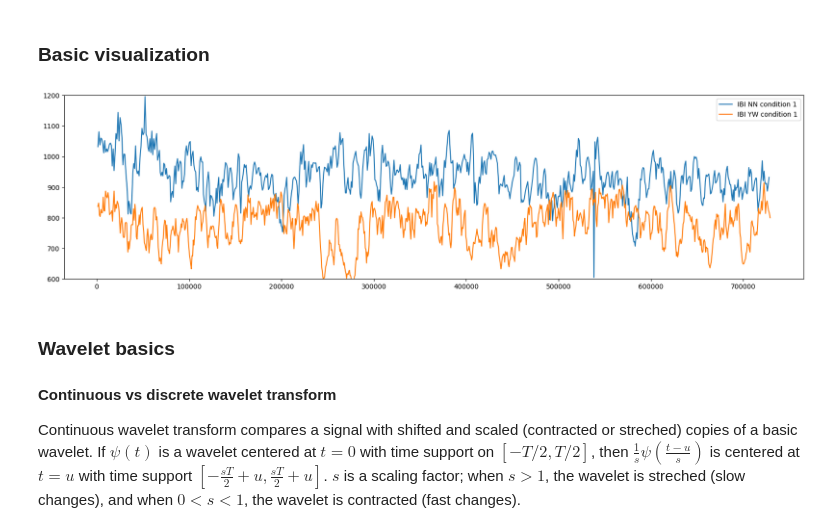
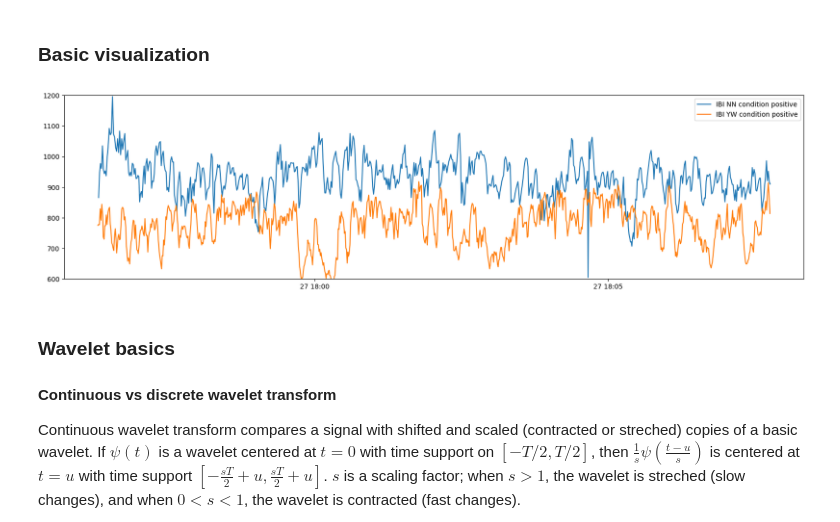
Before and after one commit to ynwtnb/linkage_analysis_pilot, a Jupyter notebook: script/wavelet_analysis.ipynb, the cells around one changed output. Saved outputs shown, nothing was run; the diff lists cells and outputs as text; code cells hidden in the pictures.

```diff
--- a/script/wavelet_analysis.ipynb
+++ b/script/wavelet_analysis.ipynb
@@ -34,15 +80,17 @@ for condition_no in [1, 2, 3]:
 # %% [markdown]
 ### **Basic visualization**
 # %%
-condition_no = 1
+session = 'NN'
+condition = 'positive'
+person_1 = session
 fig, ax = plt.subplots(figsize=(20, 5))
-ax.plot(mw_p1[condition_no]['time'], mw_p1[condition_no]['IBI'], label=f'IBI {person_1} condition {condition_no}')
-ax.plot(mw_p2[condition_no]['time'], mw_p2[condition_no]['IBI'], label=f'IBI {person_2} condition {condition_no}')
+ax.plot(mw_p1[session][condition]['timestamp'], mw_p1[session][condition]['IBI'], label=f'IBI {person_1} condition {condition}')
+ax.plot(mw_p2[session][condition]['timestamp'], mw_p2[session][condition]['IBI'], label=f'IBI {person_2} condition {condition}')
 ax.set_ylim(600, 1200)
 ax.legend()
 plt.show()
 # %% [output]
-[figure, old version]
+[figure, new version]
 # %% [markdown]
 ### **Wavelet basics**
 
```
Also changed, not shown: parts of 82 cells of this notebook, 51 other files.
